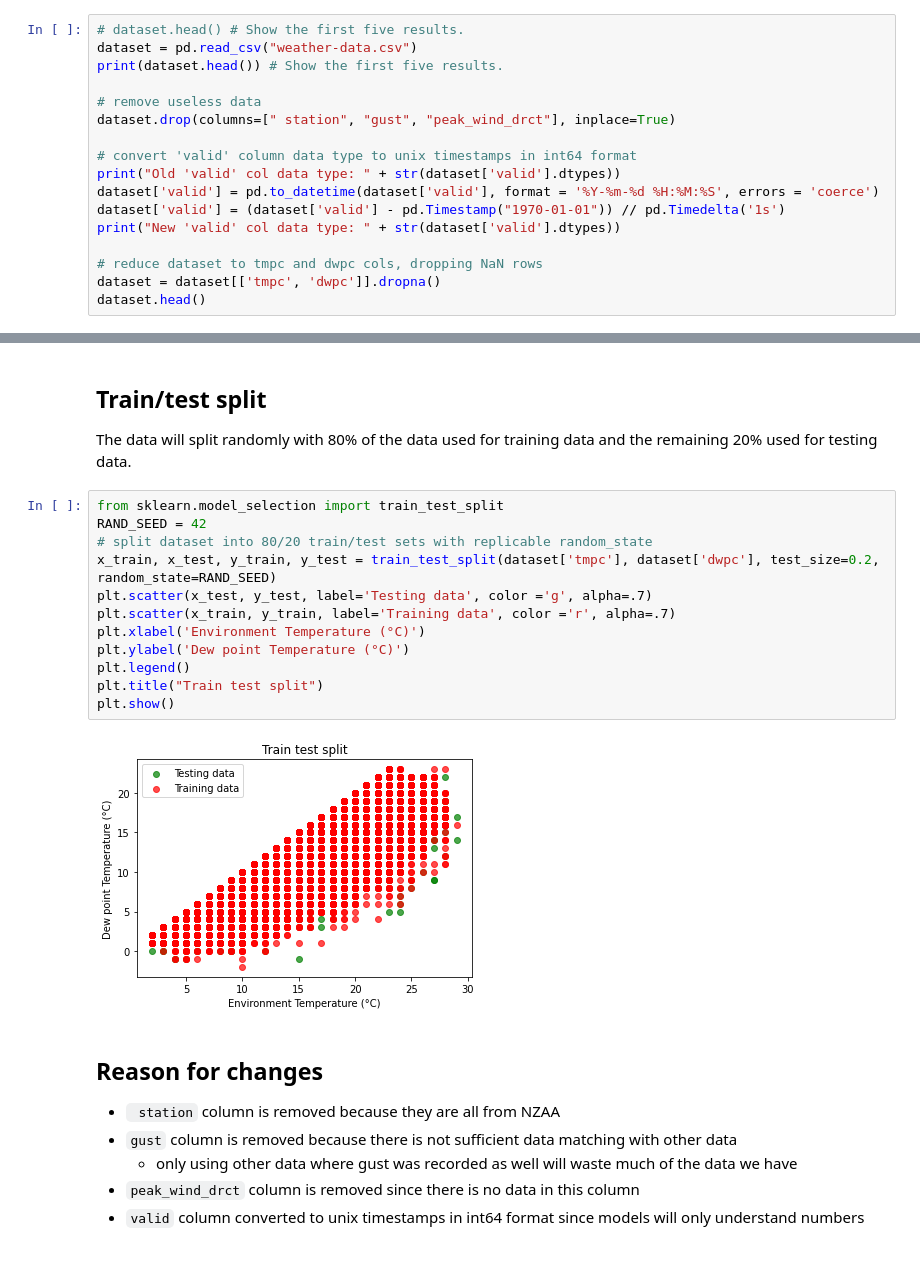
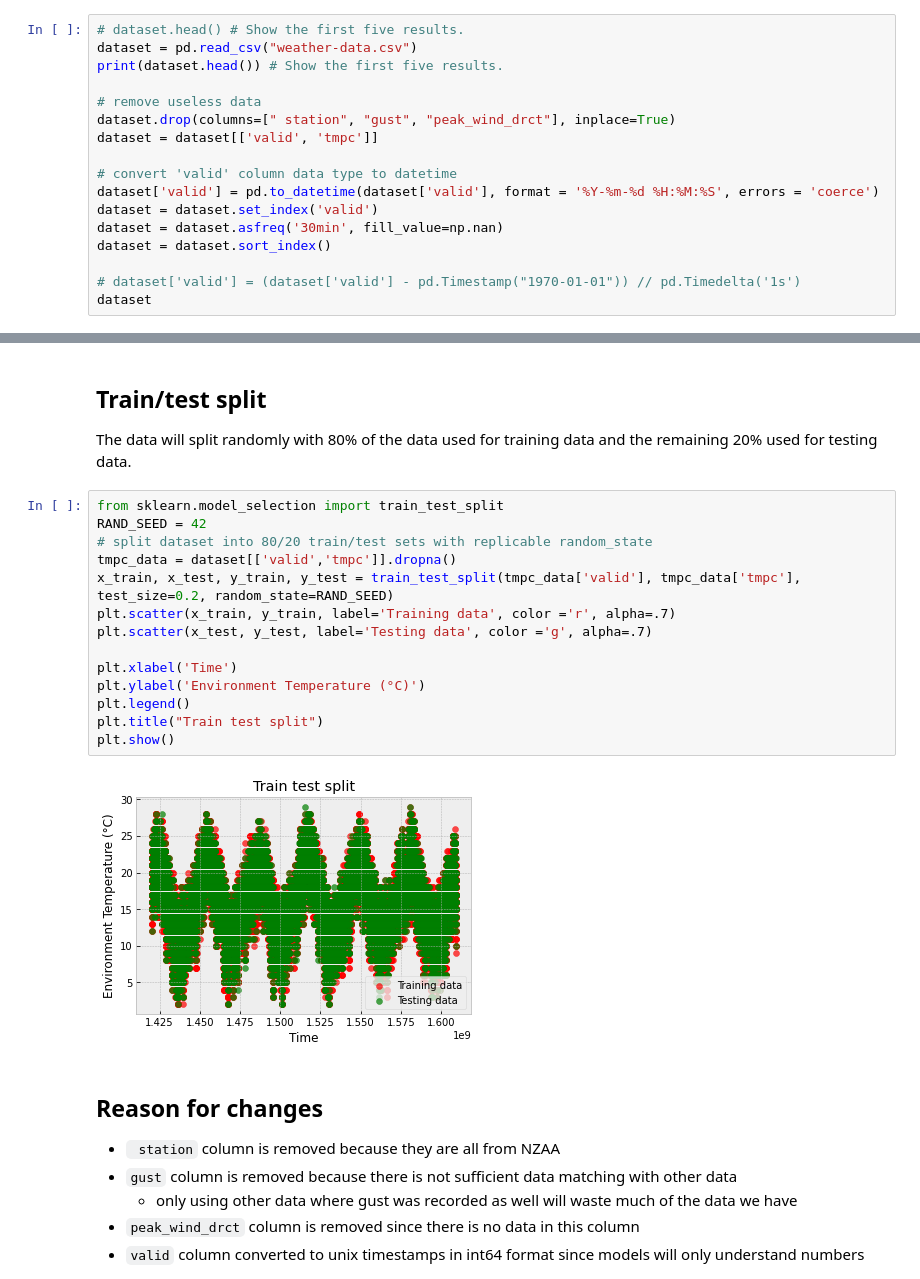
Before and after one commit to BraveNewWord/msa-phase-2, a Jupyter notebook: data-science-module/submission.ipynb, the cells around one changed output, grey strips where cells are left out. Saved outputs shown, nothing was run; the diff lists cells and outputs as text; blank space fills up the shorter version.

Commit message:
New test train split

```diff
--- a/data-science-module/submission.ipynb
+++ b/data-science-module/submission.ipynb
@@ -111,16 +106,16 @@ print(dataset.head()) # Show the first five results.
 
 # remove useless data
 dataset.drop(columns=[" station", "gust", "peak_wind_drct"], inplace=True)
+dataset = dataset[['valid', 'tmpc']]
 
-# convert 'valid' column data type to unix timestamps in int64 format
-print("Old 'valid' col data type: " + str(dataset['valid'].dtypes))
+# convert 'valid' column data type to datetime
 dataset['valid'] = pd.to_datetime(dataset['valid'], format = '%Y-%m-%d %H:%M:%S', errors = 'coerce')
-dataset['valid'] = (dataset['valid'] - pd.Timestamp("1970-01-01")) // pd.Timedelta('1s')
-print("New 'valid' col data type: " + str(dataset['valid'].dtypes))
+dataset = dataset.set_index('valid')
+dataset = dataset.asfreq('30min', fill_value=np.nan)
+dataset = dataset.sort_index()
 
-# reduce dataset to tmpc and dwpc cols, dropping NaN rows
-dataset = dataset[['tmpc', 'dwpc']].dropna()
-dataset.head()
+# dataset['valid'] = (dataset['valid'] - pd.Timestamp("1970-01-01")) // pd.Timedelta('1s')
+dataset
 # %% [output]
    station             valid  tmpc  dwpc   relh  sknt  gust  peak_wind_drct
 0     NZAA  2015-01-01 00:00  21.0  11.0  52.77  15.0   NaN             NaN
@@ -142,17 +165,19 @@ The data will split randomly with 80% of the data used for training data and the
 # %%
 from sklearn.model_selection import train_test_split
 RAND_SEED = 42
 # split dataset into 80/20 train/test sets with replicable random_state
-x_train, x_test, y_train, y_test = train_test_split(dataset['tmpc'], dataset['dwpc'], test_size=0.2, random_state=RAND_SEED)
+tmpc_data = dataset[['valid','tmpc']].dropna()
+x_train, x_test, y_train, y_test = train_test_split(tmpc_data['valid'], tmpc_data['tmpc'], test_size=0.2, random_state=RAND_SEED)
+plt.scatter(x_train, y_train, label='Training data', color ='r', alpha=.7)
 plt.scatter(x_test, y_test, label='Testing data', color ='g', alpha=.7)
-plt.scatter(x_train, y_train, label='Training data', color ='r', alpha=.7)
-plt.xlabel('Environment Temperature (°C)')
-plt.ylabel('Dew point Temperature (°C)')
+
+plt.xlabel('Time')
+plt.ylabel('Environment Temperature (°C)')
 plt.legend()
 plt.title("Train test split")
 plt.show()
 # %% [output]
-[figure, old version]
+[figure, new version]
 # %% [markdown]
 ## Reason for changes
 - ` station` column is removed because they are all from NZAA
```
Also changed, not shown: parts of 3 cells of this notebook, 2 other files.
